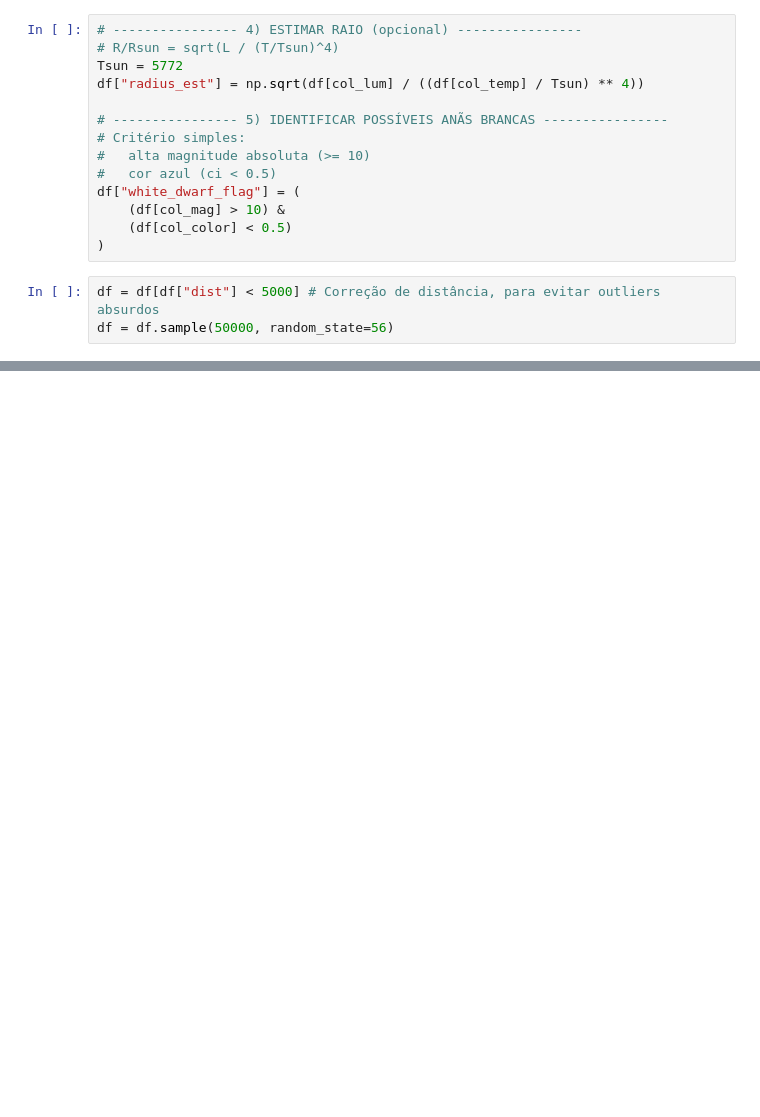
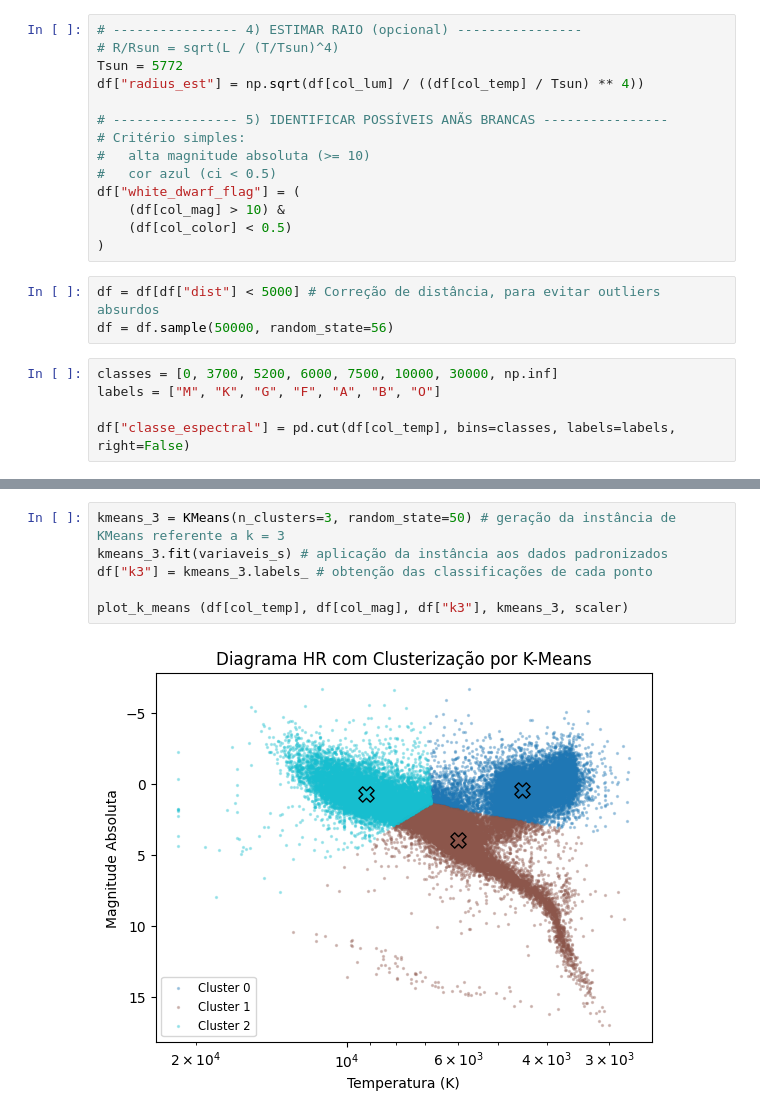
Before and after one commit to marceloavlopes/Diagrama-HR-e-Clustering, a Jupyter notebook: Diagrama-HR-Clustering.ipynb, the cells around one changed output, grey strips where cells are left out. Drawn from its saved outputs; the diff is of its cells as text; blank space fills up the shorter version.

```diff
--- a/Diagrama-HR-Clustering.ipynb
+++ b/Diagrama-HR-Clustering.ipynb
@@ -57,3 +70,8 @@ df["white_dwarf_flag"] = (
 # %%
 df = df[df["dist"] < 5000] # Correção de distância, para evitar outliers absurdos
 df = df.sample(50000, random_state=56)
+# %%
+classes = [0, 3700, 5200, 6000, 7500, 10000, 30000, np.inf]
+labels = ["M", "K", "G", "F", "A", "B", "O"]
+
+df["classe_espectral"] = pd.cut(df[col_temp], bins=classes, labels=labels, right=False)
@@ -59,0 +306,8 @@ df = df.sample(50000, random_state=56)
+# %%
+kmeans_3 = KMeans(n_clusters=3, random_state=50) # geração da instância de KMeans referente a k = 3
+kmeans_3.fit(variaveis_s) # aplicação da instância aos dados padronizados
+df["k3"] = kmeans_3.labels_ # obtenção das classificações de cada ponto
+
+plot_k_means (df[col_temp], df[col_mag], df["k3"], kmeans_3, scaler)
+# %% [output]
+[figure, added]
```
Also changed, not shown: parts of 66 cells of this notebook, 2 other files.
